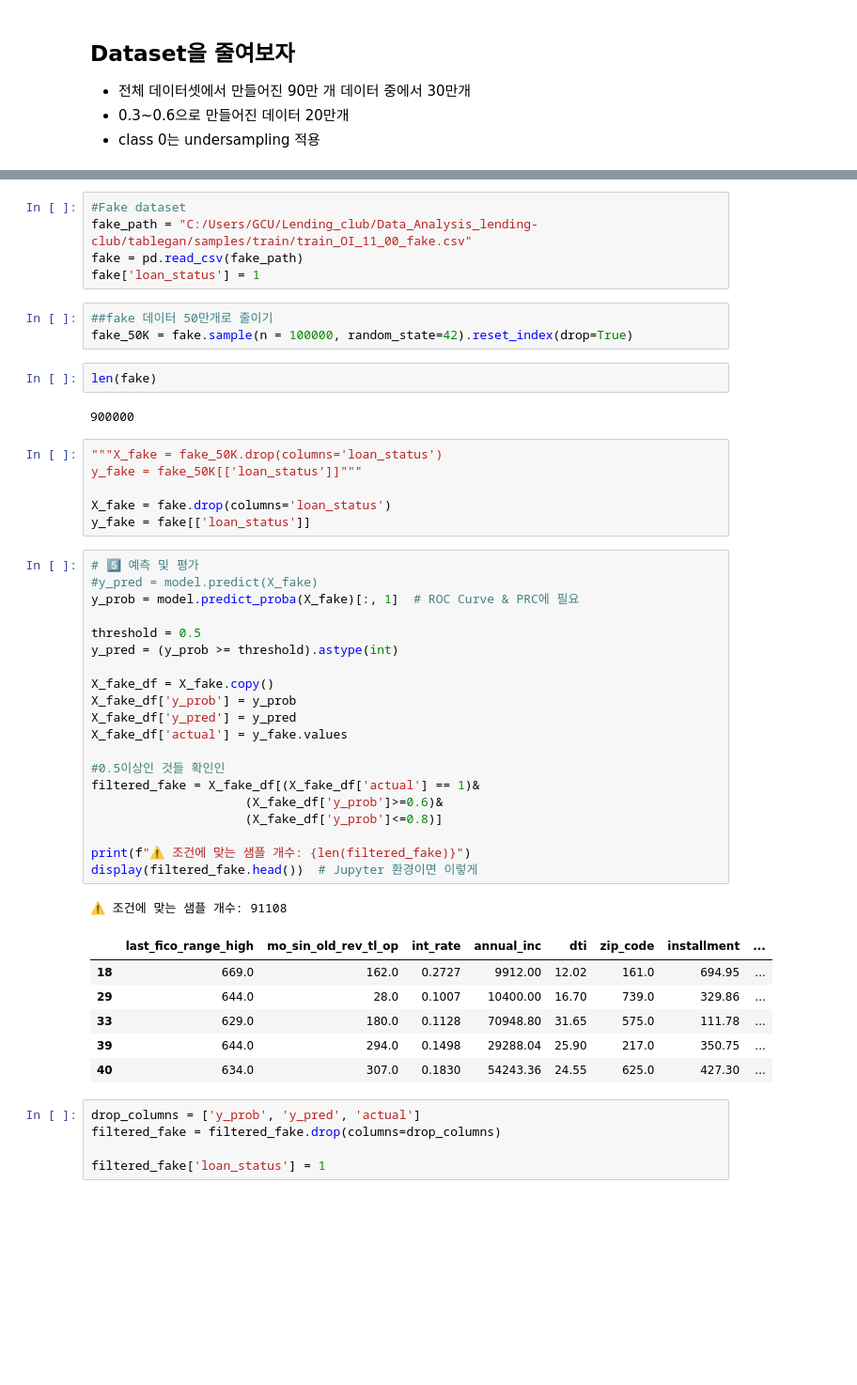
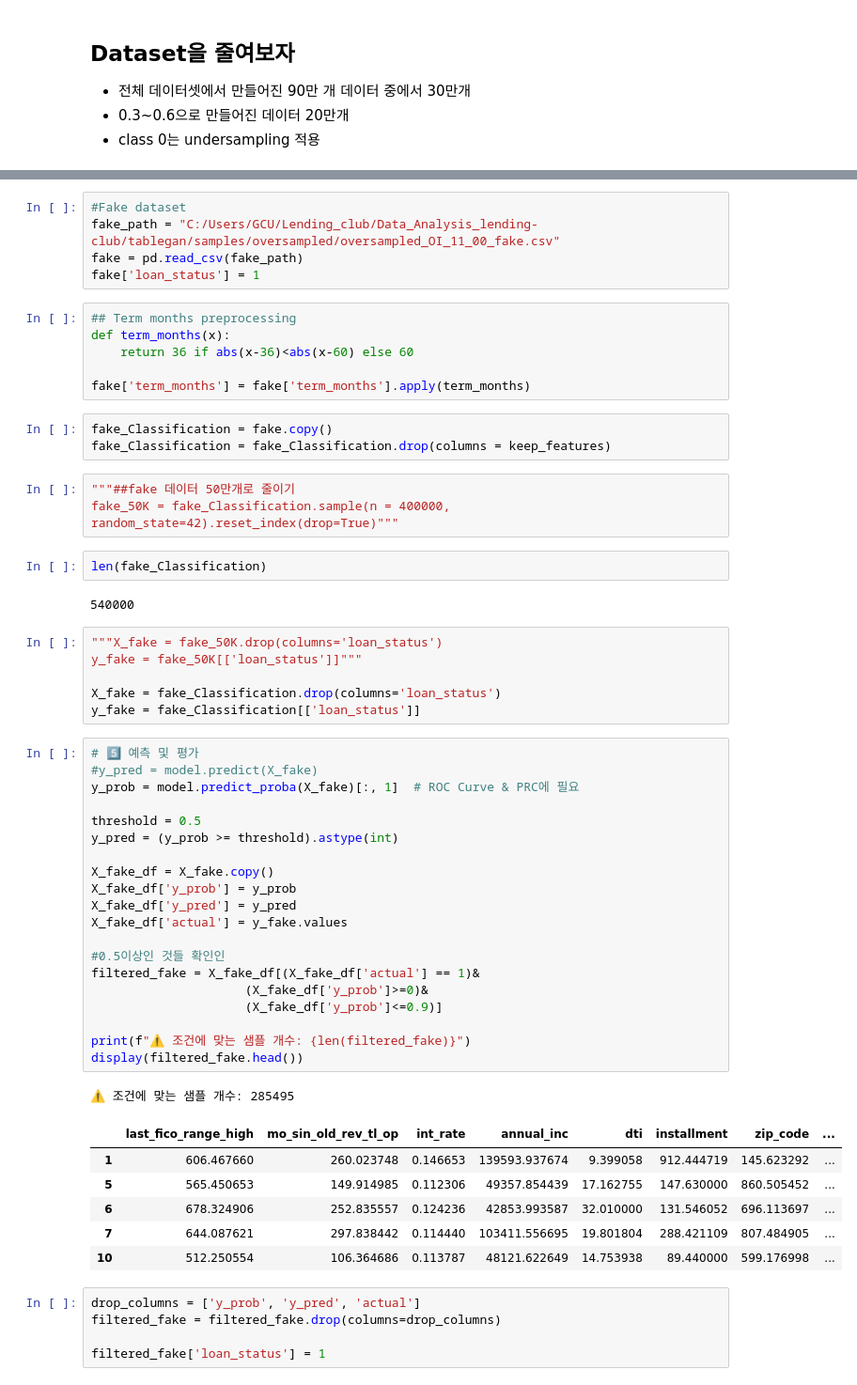
Before and after one commit to Seungminin/Data_Analysis_lending-club, a Jupyter notebook: Paper_code/probability_sample_extraction.ipynb, the cells around one changed output, grey strips where cells are left out. Shown at 94% size. Cells and saved outputs as stored; diff of their text form; blank space fills up the shorter version.

Commit message:
select common wrong sample

```diff
--- a/Paper_code/probability_sample_extraction.ipynb
+++ b/Paper_code/probability_sample_extraction.ipynb
@@ -481,50 +505,59 @@ loan_status
 Name: count, dtype: int64
 # %%
 #Fake dataset
-fake_path = "C:/Users/GCU/Lending_club/Data_Analysis_lending-club/tablegan/samples/train/train_OI_11_00_fake.csv"
+fake_path = "C:/Users/GCU/Lending_club/Data_Analysis_lending-club/tablegan/samples/oversampled/oversampled_OI_11_00_fake.csv"
 fake = pd.read_csv(fake_path)
 fake['loan_status'] = 1
+# %%
+## Term months preprocessing
+def term_months(x):
+    return 36 if abs(x-36)<abs(x-60) else 60
+
+fake['term_months'] = fake['term_months'].apply(term_months)
+# %%
+fake_Classification = fake.copy()
+fake_Classification = fake_Classification.drop(columns = keep_features)
 # %%
-##fake 데이터 50만개로 줄이기
-fake_50K = fake.sample(n = 100000, random_state=42).reset_index(drop=True)
+"""##fake 데이터 50만개로 줄이기
+fake_50K = fake_Classification.sample(n = 400000, random_state=42).reset_index(drop=True)"""
 # %%
-len(fake)
+len(fake_Classification)
 # %% [output]
-900000
+540000
 # %%
 """X_fake = fake_50K.drop(columns='loan_status')
 y_fake = fake_50K[['loan_status']]"""
 
-X_fake = fake.drop(columns='loan_status')
-y_fake = fake[['loan_status']]
+X_fake = fake_Classification.drop(columns='loan_status')
+y_fake = fake_Classification[['loan_status']]
 # %%
 # 5️⃣ 예측 및 평가
 #y_pred = model.predict(X_fake)
 y_prob = model.predict_proba(X_fake)[:, 1]  # ROC Curve & PRC에 필요
 
 threshold = 0.5
 y_pred = (y_prob >= threshold).astype(int)
 
 X_fake_df = X_fake.copy()
 X_fake_df['y_prob'] = y_prob
 X_fake_df['y_pred'] = y_pred
 X_fake_df['actual'] = y_fake.values
 
 #0.5이상인 것들 확인인
 filtered_fake = X_fake_df[(X_fake_df['actual'] == 1)&
-                     (X_fake_df['y_prob']>=0.6)&
-                     (X_fake_df['y_prob']<=0.8)]
+                     (X_fake_df['y_prob']>=0)&
+                     (X_fake_df['y_prob']<=0.9)]
 
 print(f"⚠️ 조건에 맞는 샘플 개수: {len(filtered_fake)}")
-display(filtered_fake.head())  # Jupyter 환경이면 이렇게
+display(filtered_fake.head())
 # %% [output]
-⚠️ 조건에 맞는 샘플 개수: 91108
+⚠️ 조건에 맞는 샘플 개수: 285495
-|  | last_fico_range_high | mo_sin_old_rev_tl_op | int_rate | annual_inc | dti | zip_code | installment | ... |
-| 18 | 669.0 | 162.0 | 0.2727 | 9912.00 | 12.02 | 161.0 | 694.95 | ... |
-| 29 | 644.0 | 28.0 | 0.1007 | 10400.00 | 16.70 | 739.0 | 329.86 | ... |
-| 33 | 629.0 | 180.0 | 0.1128 | 70948.80 | 31.65 | 575.0 | 111.78 | ... |
-| 39 | 644.0 | 294.0 | 0.1498 | 29288.04 | 25.90 | 217.0 | 350.75 | ... |
-| 40 | 634.0 | 307.0 | 0.1830 | 54243.36 | 24.55 | 625.0 | 427.30 | ... |
+|  | last_fico_range_high | mo_sin_old_rev_tl_op | int_rate | annual_inc | dti | installment | zip_code | ... |
+| 1 | 606.467660 | 260.023748 | 0.146653 | 139593.937674 | 9.399058 | 912.444719 | 145.623292 | ... |
+| 5 | 565.450653 | 149.914985 | 0.112306 | 49357.854439 | 17.162755 | 147.630000 | 860.505452 | ... |
+| 6 | 678.324906 | 252.835557 | 0.124236 | 42853.993587 | 32.010000 | 131.546052 | 696.113697 | ... |
+| 7 | 644.087621 | 297.838442 | 0.114440 | 103411.556695 | 19.801804 | 288.421109 | 807.484905 | ... |
+| 10 | 512.250554 | 106.364686 | 0.113787 | 48121.622649 | 14.753938 | 89.440000 | 599.176998 | ... |
 # %%
 drop_columns = ['y_prob', 'y_pred', 'actual']
 filtered_fake = filtered_fake.drop(columns=drop_columns)
```
Also changed, not shown: parts of 34 cells of this notebook.
